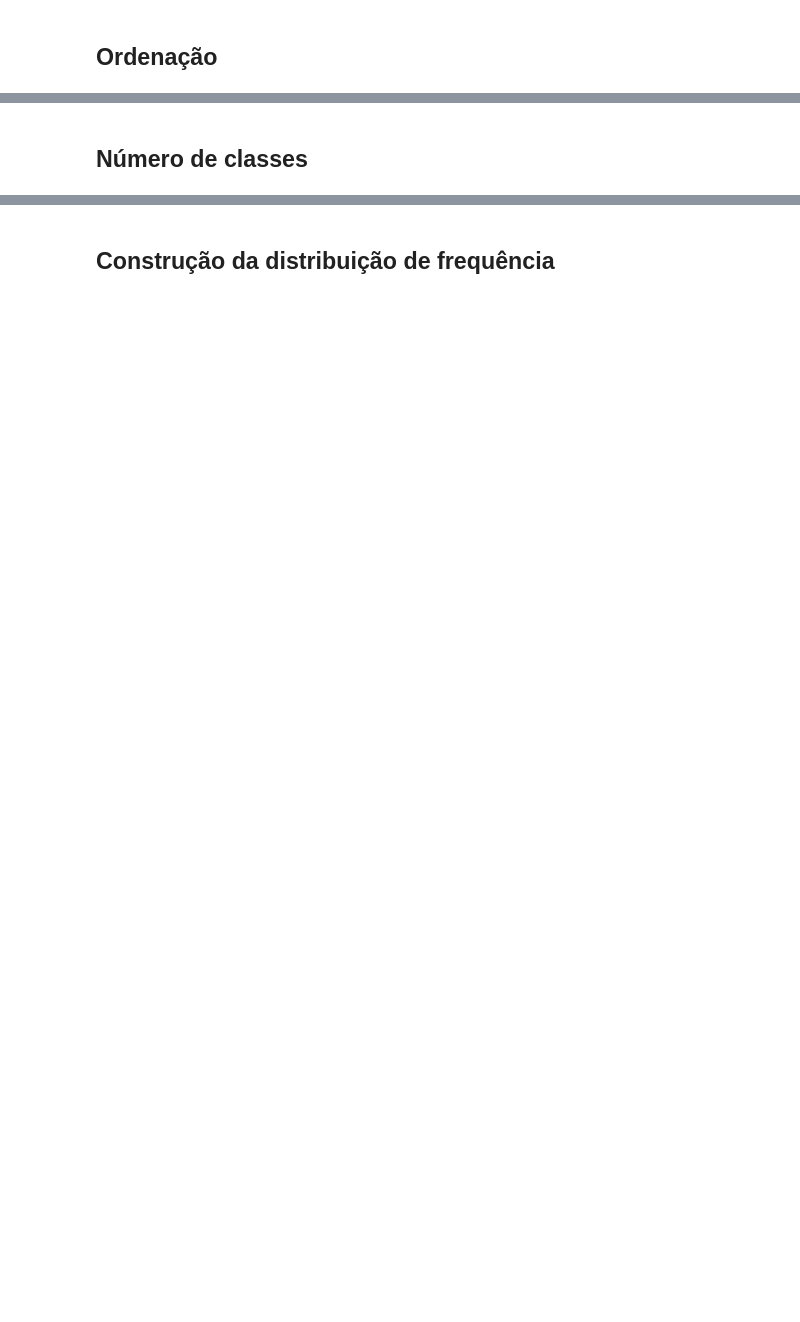
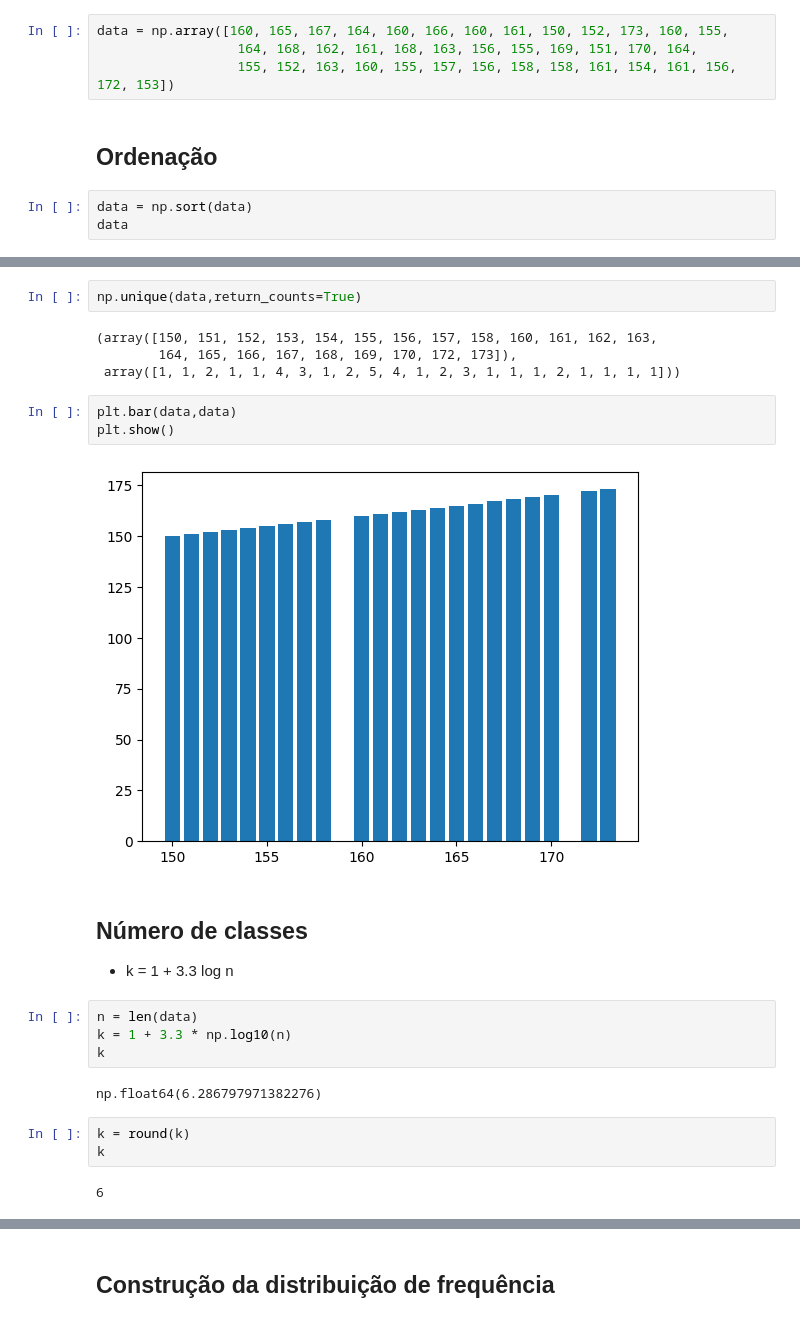
Before and after one commit to AdrianoR85/Estatistica-para-Machine-Learning, a Jupyter notebook: Notebooks/Distribuição_de_Frequência.ipynb, the cells around one changed output, grey strips where cells are left out. Cells and saved outputs as stored; diff of their text form; blank space fills up the shorter version.

```diff
--- a/Notebooks/Distribuição_de_Frequência.ipynb
+++ b/Notebooks/Distribuição_de_Frequência.ipynb
@@ -82,2 +90,9 @@ h = 4 -> (3,83) sempre arrendodar para cima
+# %%
+data = np.array([160, 165, 167, 164, 160, 166, 160, 161, 150, 152, 173, 160, 155,
+                  164, 168, 162, 161, 168, 163, 156, 155, 169, 151, 170, 164,
+                  155, 152, 163, 160, 155, 157, 156, 158, 158, 161, 154, 161, 156, 172, 153])
 # %% [markdown]
 ## Ordenação
+# %%
+data = np.sort(data)
+data
@@ -84,4 +112,28 @@ h = 4 -> (3,83) sempre arrendodar para cima
+# %%
+np.unique(data,return_counts=True)
+# %% [output]
+(array([150, 151, 152, 153, 154, 155, 156, 157, 158, 160, 161, 162, 163,
+        164, 165, 166, 167, 168, 169, 170, 172, 173]),
+ array([1, 1, 2, 1, 1, 4, 3, 1, 2, 5, 4, 1, 2, 3, 1, 1, 1, 2, 1, 1, 1, 1]))
+# %%
+plt.bar(data,data)
+plt.show()
+# %% [output]
+[figure, added]
 # %% [markdown]
 ## Número de classes
+
+- k = 1 + 3.3 log n
+# %%
+n = len(data)
+k = 1 + 3.3 * np.log10(n)
+k
+# %% [output]
+np.float64(6.286797971382276)
+# %%
+k = round(k)
+k
+# %% [output]
+6
 # %% [markdown]
 ## Amplitude do intervalo
```
Also changed, not shown: parts of 23 cells of this notebook.
